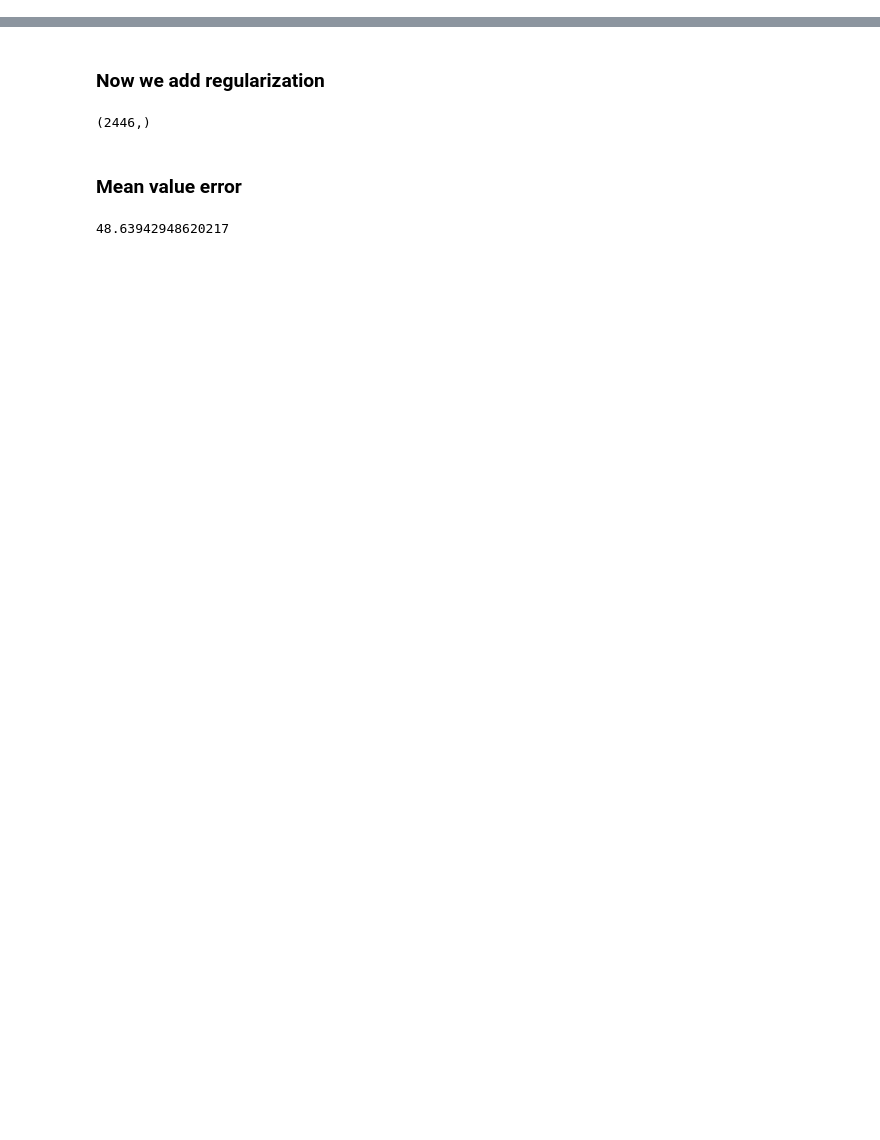
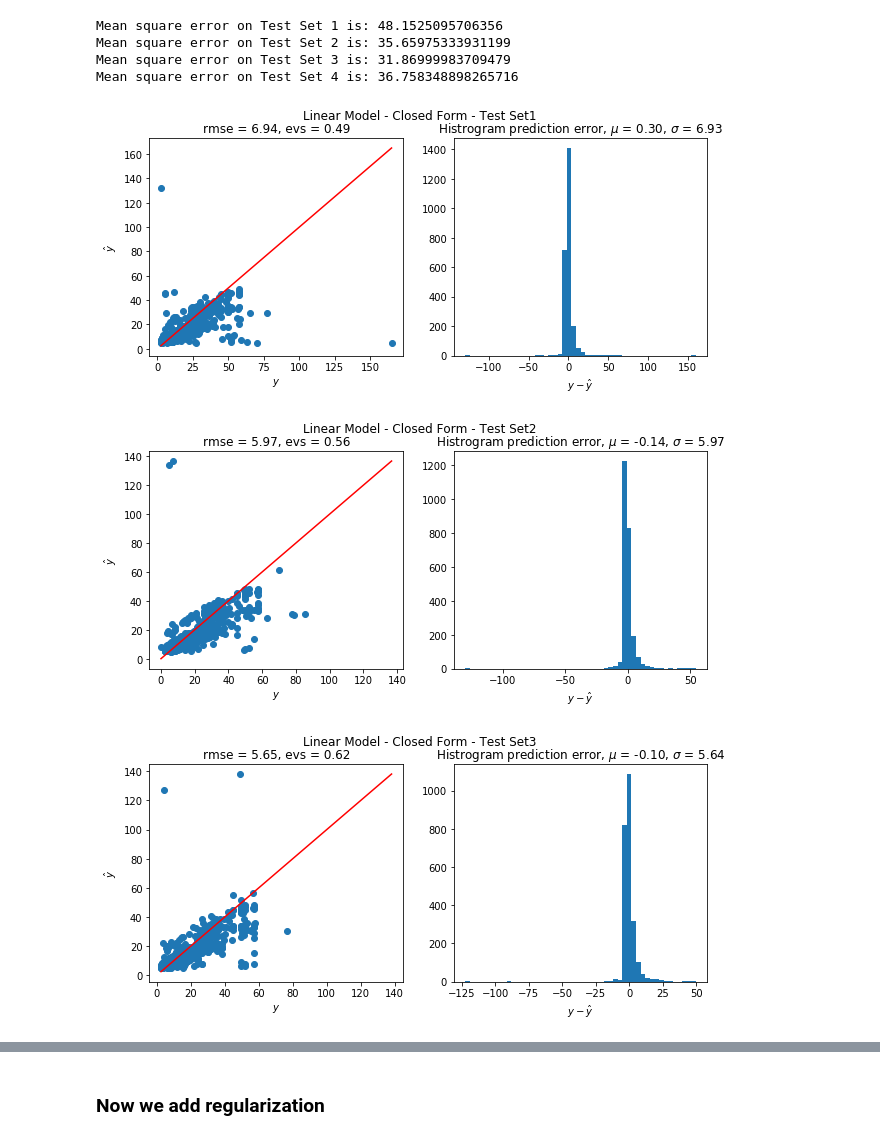
Before and after one commit to comp562-final-peoject/taxi_fare_predictor, a Jupyter notebook: model1.ipynb, the cells around one changed output, grey strips where cells are left out. Saved outputs shown, nothing was run; the diff lists cells and outputs as text; code cells hidden in the pictures; blank space fills up the shorter version.

```diff
--- a/model1.ipynb
+++ b/model1.ipynb
@@ -38,0 +44,24 @@ Y = data['fare_amount'].values
+# %%
+l = int(data.shape[0]/4)
+
+# use 25% of data as testing data
+test1_x = X[l*0: l*(0+1)]
+test2_x = X[l*1: l*(1+1)]
+test3_x = X[l*2: l*(2+1)]
+test4_x = X[l*3: l*(3+1)]
+
+test1_y = Y[l*0: l*(0+1)]
+test2_y = Y[l*1: l*(1+1)]
+test3_y = Y[l*2: l*(2+1)]
+test4_y = Y[l*3: l*(3+1)]
+
+# use 75% of data set as training data
+train1_x = np.concatenate((test2_x, test3_x, test4_x), axis = 0)
+train2_x = np.concatenate((test1_x, test3_x, test4_x), axis = 0)
+train3_x = np.concatenate((test1_x, test2_x, test4_x), axis = 0)
+train4_x = np.concatenate((test1_x, test2_x, test3_x), axis = 0)
+
+train1_y = Y[l*1:]
+train2_y = np.concatenate((Y[:l*1], Y[l*2:]),axis = 0)
+train3_y = np.concatenate((Y[:l*2], Y[l*3:]),axis = 0)
+train4_y = Y[:l*3]
@@ -86,0 +169,31 @@ mse(Y[:l],predict_y)
+# %%
+# Apply linear regression model using closed form without regularization
+betas1 = closed_form(train1_x, train1_y)
+betas2 = closed_form(train2_x, train2_y)
+betas3 = closed_form(train3_x, train3_y)
+betas4 = closed_form(train4_x, train4_y)
+
+predict1_y = np.dot(test1_x, betas1)
+predict2_y = np.dot(test2_x, betas2)
+predict3_y = np.dot(test3_x, betas3)
+predict4_y = np.dot(test4_x, betas4)
+# %%
+# Compute mean value error for closed form without regularization
+print("Mean square error on Test Set 1 is: {}".format(float(mse(test1_y,predict1_y))))
+print("Mean square error on Test Set 2 is: {}".format(float(mse(test2_y,predict2_y))))
+print("Mean square error on Test Set 3 is: {}".format(float(mse(test3_y,predict3_y))))
+print("Mean square error on Test Set 4 is: {}".format(float(mse(test4_y,predict4_y))))
+# %% [output]
+Mean square error on Test Set 1 is: 48.1525095706356
+Mean square error on Test Set 2 is: 35.65975333931199
+Mean square error on Test Set 3 is: 31.86999983709479
+Mean square error on Test Set 4 is: 36.758348898265716
+# %%
+plot_prediction_analysis(test1_y, predict1_y, title='Linear Model - Closed Form - Test Set1')
+plot_prediction_analysis(test2_y, predict2_y, title='Linear Model - Closed Form - Test Set2')
+plot_prediction_analysis(test3_y, predict3_y, title='Linear Model - Closed Form - Test Set3')
+plot_prediction_analysis(test4_y, predict4_y, title='Linear Model - Closed Form - Test Set4')
+# %% [output]
+[figure, added]
+[figure, added]
+[figure, added]
@@ -90,15 +204,3 @@ mse(Y[:l],predict_y)
 def re_closed_form(train_X,train_Y, lr):
     diag = np.eye(6)*lr
     return np.dot(np.dot(np.linalg.inv(np.dot(train_X.T, train_X)+diag), train_X.T), train_Y)
-# %%
-betas = re_closed_form(train1_x, train1_y, 3)
-predict_y = np.dot(data1, betas)
-predict_y.shape
-# %% [output]
-(2446,)
-# %% [markdown]
-### Mean value error
-# %%
-mse(Y[:l],predict_y)
-# %% [output]
-48.63942948620217
```
Also changed, not shown: parts of 36 cells of this notebook, 1 other file.
